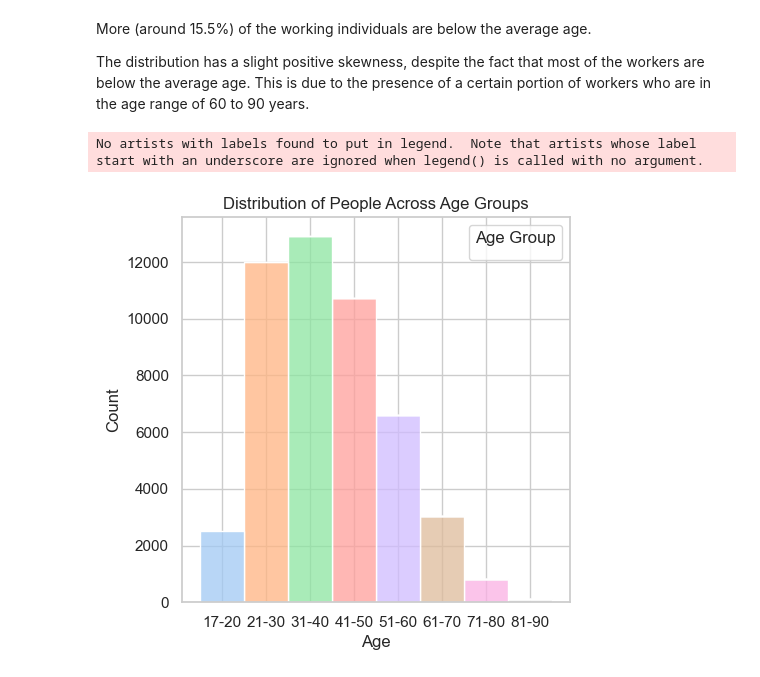
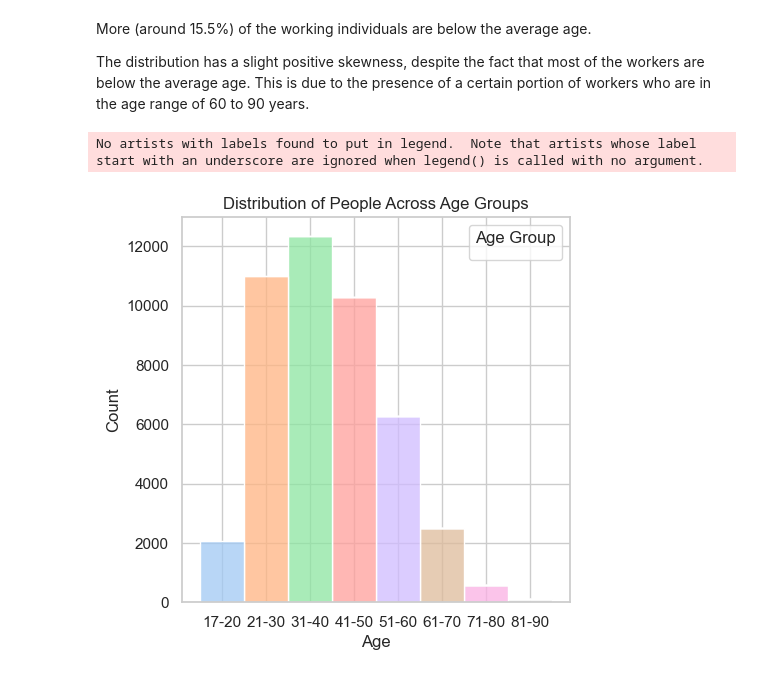
Before and after one commit to Kiril-Lazarov/Artificial-Intelligence, a Jupyter notebook: My Projects/Adult-Income Dataset.ipynb, the cells around one changed output. Drawn from its saved outputs; the diff is of its cells as text; code cells hidden in the pictures.

```diff
--- a/My Projects/Adult-Income Dataset.ipynb
+++ b/My Projects/Adult-Income Dataset.ipynb
@@ -232,17 +232,17 @@ The distribution has a slight positive skewness, despite the fact that most of t
 # %%
 bins = [17, 20, 30, 40, 50, 60, 70, 80, 90]
 labels = ['17-20', '21-30', '31-40', '41-50', '51-60', '61-70', '71-80', '81-90',]
 
 sns.set(style="whitegrid")
 plt.figure(figsize=(5, 5))
-sns.histplot(data=adult_income, x=pd.cut(adult_income['age'], bins=bins, labels=labels, right=False), hue=pd.cut(adult_income['age'], bins=bins, labels=labels, right=False), multiple="stack", palette="pastel")
+sns.histplot(data=clean_adult_imcome, x=pd.cut(clean_adult_imcome['age'], bins=bins, labels=labels, right=False), hue=pd.cut(adult_income['age'], bins=bins, labels=labels, right=False), multiple="stack", palette="pastel")
 
 plt.legend(title='Age Group')
 plt.title('Distribution of People Across Age Groups')
 plt.xlabel('Age')
 plt.ylabel('Count')
 
 plt.show()
 # %% [output]
 No artists with labels found to put in legend.  Note that artists whose label start with an underscore are ignored when legend() is called with no argument.
-[figure, old version]
+[figure, new version]
```
Also changed, not shown: parts of 11 cells of this notebook.
